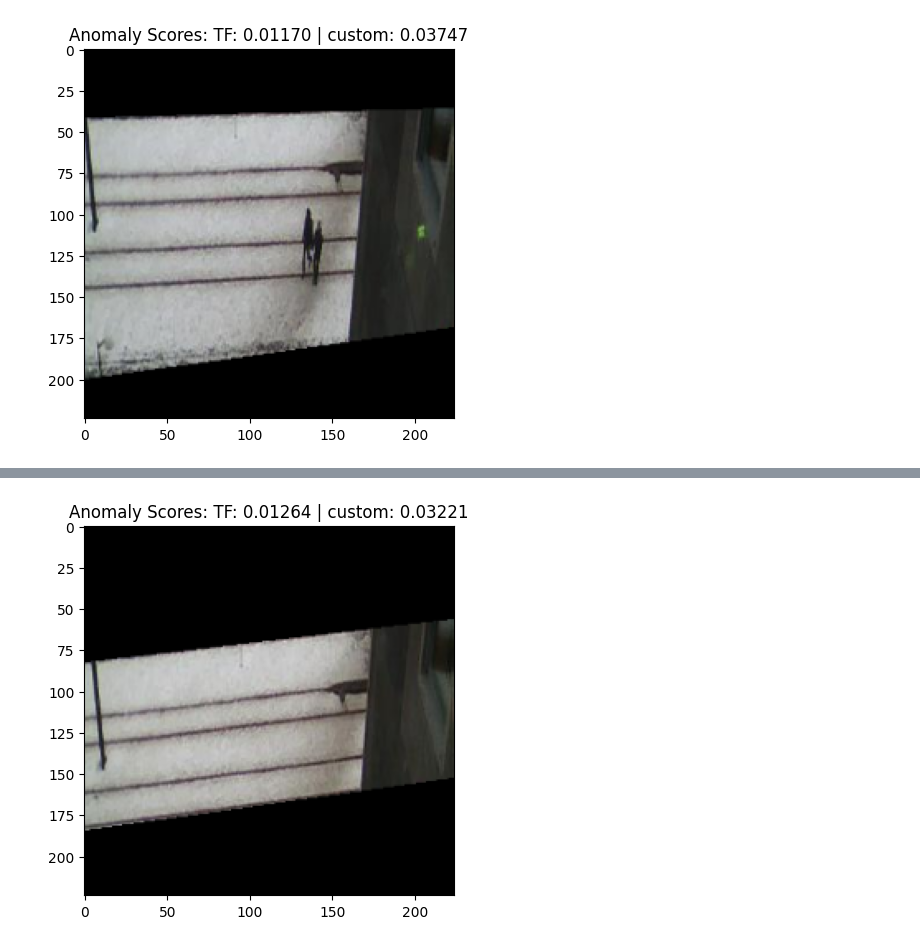
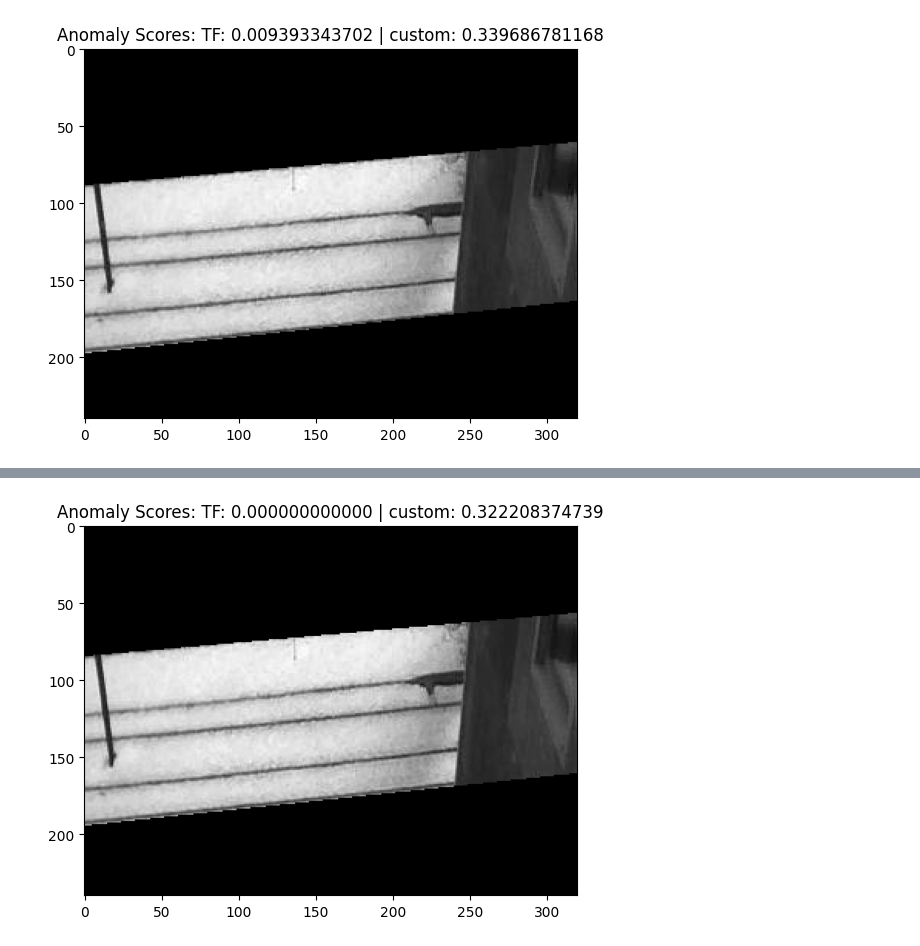
Before and after one commit to arshad171/iot-rads, a Jupyter notebook: test_anomaly_detection.ipynb, the cells around one changed output, grey strips where cells are left out. Cells and saved outputs as stored; diff of their text form; code cells hidden in the pictures.

```diff
--- a/test_anomaly_detection.ipynb
+++ b/test_anomaly_detection.ipynb
@@ -18,19 +27,20 @@ from neural_network.losses.squared_loss import SquaredLoss
 # %%
-TRIAN_TF_MODEL = True
+TRAIN_TF_MODEL = True
 
+MODEL_PATH = "image-embedder/working.h5"
 DATASET_PATH = "./images-data1/"
 TEST_DATASET_PATH = "./images-data1-test/"
-MASK_PATH = "./images-data1-mask/mask-6.mat"
+MASK_PATH = "./images-data1-mask/mask-1.mat"
 
-EMBEDDING_FEATURE_DIM = 128
+EMBEDDING_FEATURE_DIM = 100
 
 EPOCHS = 20
 BATCH_SIZE = 2
 LEARNING_RATE = 1e-3
 # %%
 train_data = ImageDataGenerator(
-    dataset_path=DATASET_PATH, mask_path=MASK_PATH, use_dynamic_mask=True
+    dataset_path=DATASET_PATH, model_path=MODEL_PATH, mask_path=MASK_PATH, use_dynamic_mask=True
 )
 test_data = ImageDataGenerator(
-    dataset_path=TEST_DATASET_PATH, mask_path=MASK_PATH, use_dynamic_mask=True
+    dataset_path=TEST_DATASET_PATH, model_path=MODEL_PATH, mask_path=MASK_PATH, use_dynamic_mask=True
 )
@@ -83,5 +73,5 @@ test_ds = tf.data.Dataset.from_generator(
 # %%
-if TRIAN_TF_MODEL:
+if TRAIN_TF_MODEL:
     tf_neural_net = tf.keras.Sequential(
         [
             tf.keras.layers.InputLayer(input_shape=(EMBEDDING_FEATURE_DIM)),
@@ -108,7 +98,7 @@ neural_net: List[BaseLayer] = [
 
 loss = SquaredLoss()
 # %%
-if TRIAN_TF_MODEL:
+if TRAIN_TF_MODEL:
     history = tf_neural_net.fit(train_ds, epochs=EPOCHS)
 # %% [output]
 Epoch 1/20
@@ -213,16 +193,37 @@ plt.show()
 # %%
-for ix, (x, y) in enumerate(test_ds):
+def min_max_normalize(scores):
+    min_score = np.min(scores)
+    max_score = np.max(scores)
+    return (scores - min_score) / (max_score - min_score)
+
+# Collect TF scores and custom scores for separate normalization
+tf_scores = []
+custom_scores = []
+for x, y in test_ds:
     pred = predict(neural_net, np.array(x))
+    score = np.mean(tf.square(y - pred))
+    custom_scores.append(score)
 
-    score = np.mean(tf.square(y - pred))
-    if TRIAN_TF_MODEL:
+    if TRAIN_TF_MODEL:
         tf_pred = tf_neural_net.predict(x)
         tf_score = tf.reduce_mean(tf.math.square(y - tf_pred))
+        tf_scores.append(tf_score.numpy())  # Convert to numpy if it's a tensor
     else:
-        tf_score = 0.0
+        tf_scores.append(0.0)
+
+# Normalize the scores separately
+normalized_tf_scores = min_max_normalize(np.array(tf_scores))
+normalized_custom_scores = min_max_normalize(np.array(custom_scores))
+print(f"Set MIN/MAX to {np.min(tf_scores)}/{np.max(tf_scores)}")
+
+# Now iterate and plot with normalized scores
+for ix, (x, y) in enumerate(test_ds):
+    normalized_tf_score = normalized_tf_scores[ix]
+    normalized_custom_score = normalized_custom_scores[ix]
 
     plt.figure()
+    plt.set_cmap(plt.colormaps["gray"])
     plt.imshow(test_data.get_image(ix, apply_mask=True))
-    plt.title(f"Anomaly Scores: TF: {tf_score:.5f} | custom: {score:.5f}")
+    plt.title(f"Anomaly Scores: TF: {normalized_tf_score:.12f} | custom: {normalized_custom_score:.12f}")
     plt.show()
 # %% [output]
@@ -230 +236 @@ for ix, (x, y) in enumerate(test_ds):
-[figure, old version]
+[figure, new version]
@@ -232 +237 @@ for ix, (x, y) in enumerate(test_ds):
-[figure, old version]
+[figure, new version]
```
Also changed, not shown: parts of 7 cells of this notebook, 1 other file.
